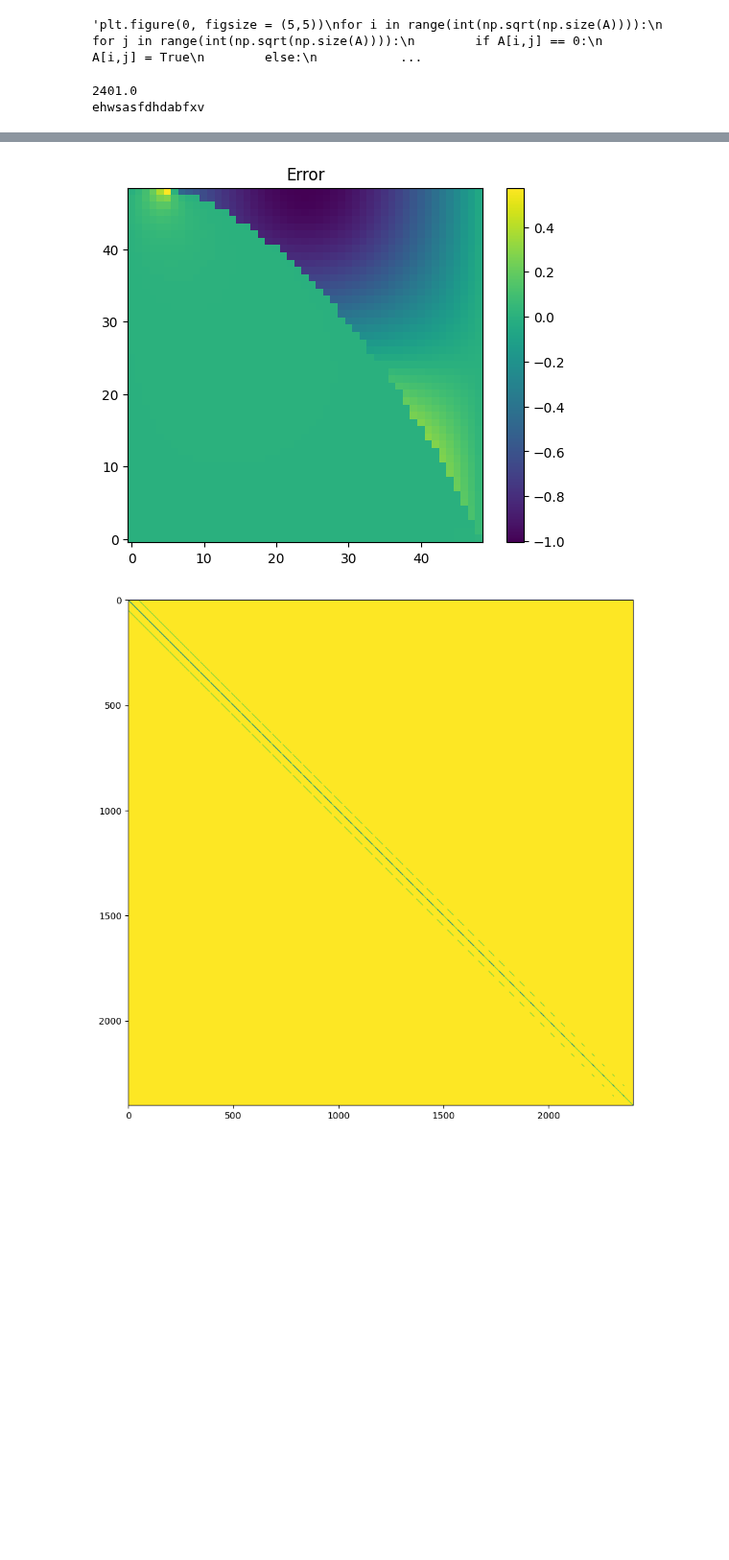
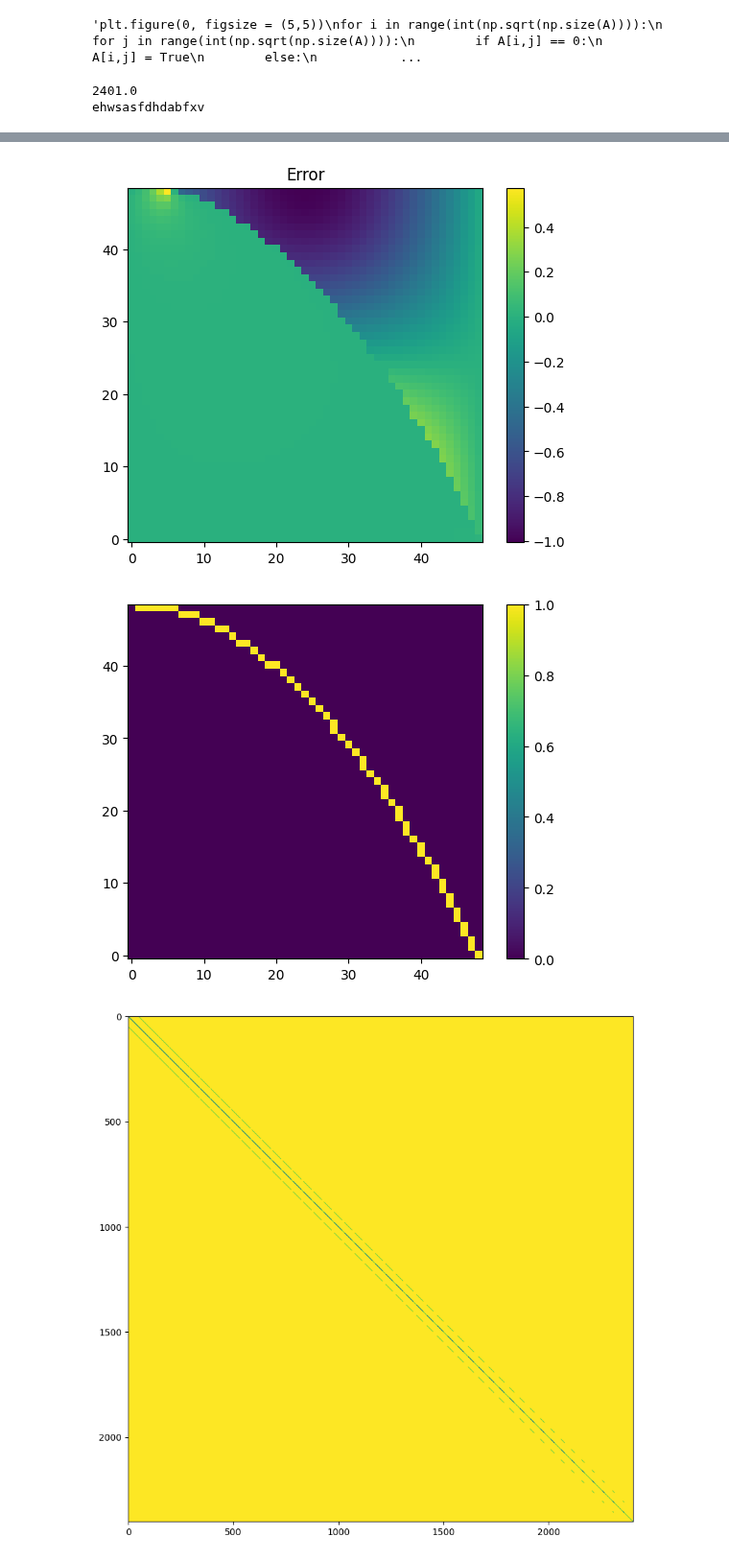
Before and after one commit to aledha/TMA4212-NumDiffDiff, a Jupyter notebook: Project 1/OleScribbles copy.ipynb, the cells around one changed output, grey strips where cells are left out. Shown at 96% size. Drawn from its saved outputs; the diff is of its cells as text; code cells hidden in the pictures; blank space fills up the shorter version.

```diff
--- a/Project 1/OleScribbles copy.ipynb
+++ b/Project 1/OleScribbles copy.ipynb
@@ -337,34 +337,35 @@ U_exact = u_exact(xx, yy)
 
 left = U_exact[:, 0]
 top = np.zeros(M+1)
 right = np.zeros(M+1)
 bottom = U_exact[0, :]
 g2 = normal_dirichlet([left, top, right, bottom], a, 1)
 
 omega = domain2(bool_domain_gen(M))
 
 hyper_funtion = hyper_f_fixer(fvec, omega)
 
 A = triblock_mod(C, B, M, omega)
 
 A, g2, used, indexes_used = equation_fixer(A, g2, omega, M, hyper_bndry_func, hyper_funtion)
 G = g2.reshape((M-1,M-1))
 U_vec = np.linalg.solve(A, -g2 - hyper_funtion*h**2)
 U = U_vec.reshape((M-1, M-1))
 #im(used[0].reshape((M-1,M-1)))
 #im(used[1].reshape((M-1,M-1)))
 im(U, 'Numerical')
 im(U_exact, 'Analytical')
 im(U_exact[1:-1,1:-1] - U, 'Error')
 #im(U  -1/5 * g2.reshape((M-1,M-1)))
 #G[G != 0] = 1
-#im(indexes_used.reshape((M-1,M-1)) + G)
+im(indexes_used.reshape((M-1,M-1)) )#+ G)
 # %% [output]
 2401.0
 ehwsasfdhdabfxv
 [figure]
 [figure]
 [figure]
+[figure, added]
 # %%
 plt.figure(0, figsize = (10,10))
 for i in range(int(np.sqrt(np.size(A)))):
```
